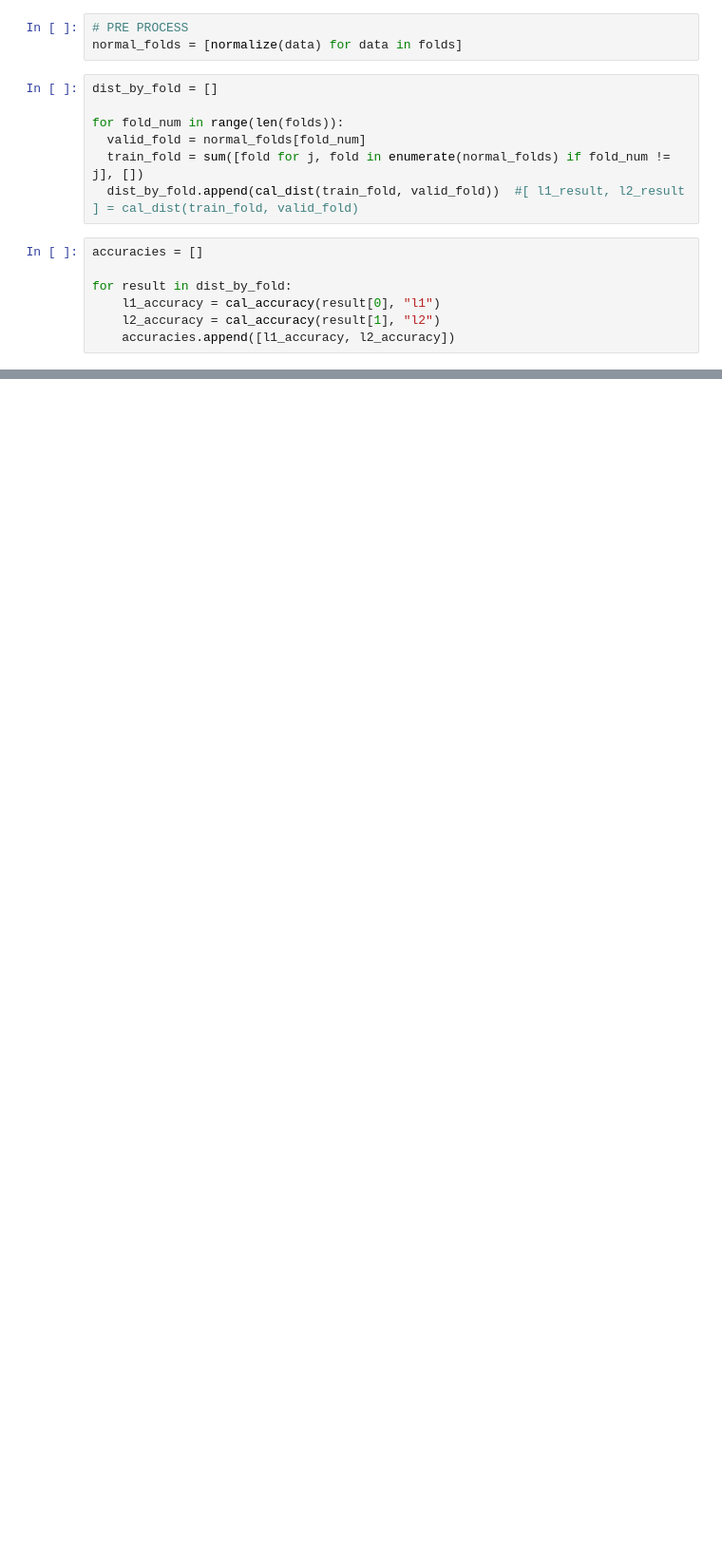
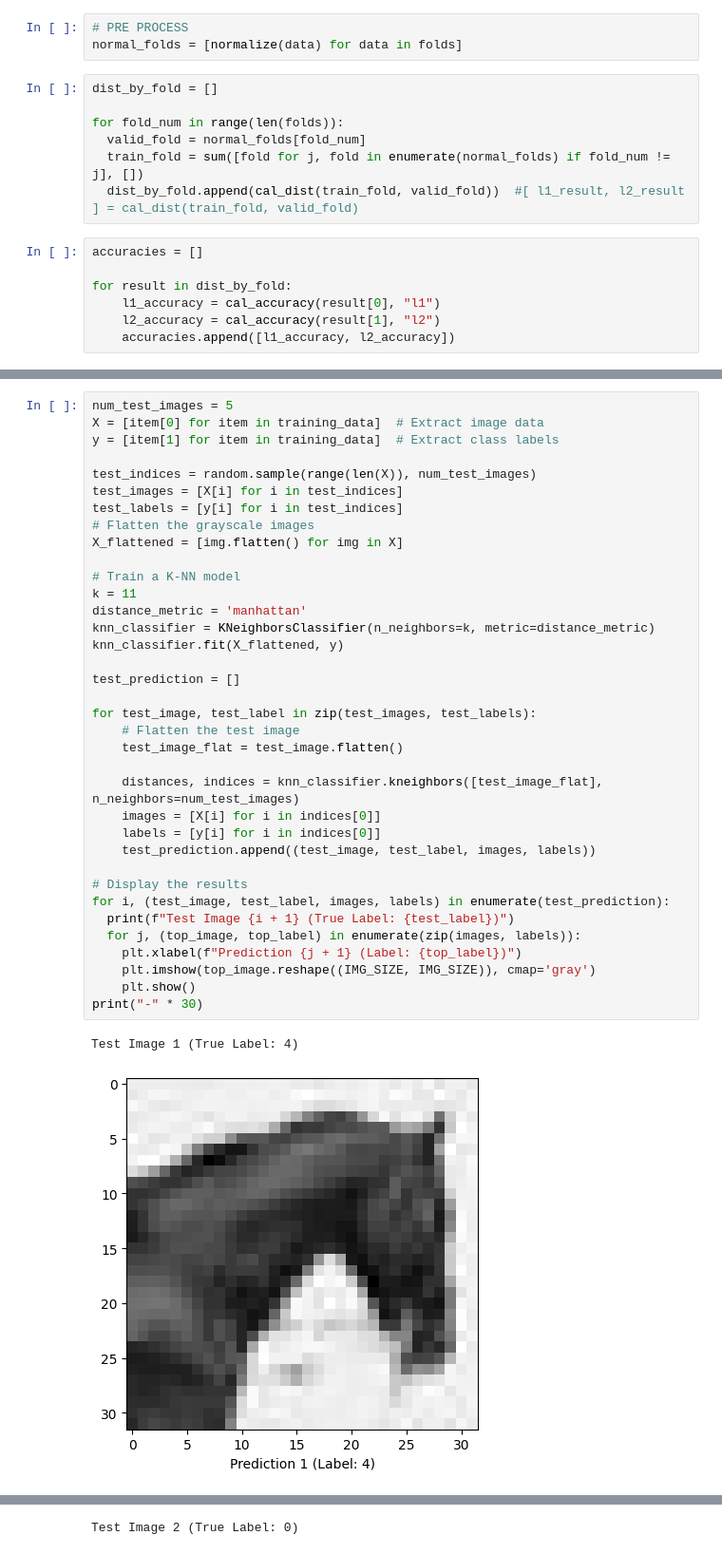
Before and after one commit to bakibillahrahat/cvpr, a Jupyter notebook: Mid/MID_CP_kNN.ipynb, the cells around one changed output, grey strips where cells are left out. Shown: that part at 95% size. Drawn from its saved outputs; the diff is of its cells as text; blank space fills up the shorter version.

```diff
--- a/Mid/MID_CP_kNN.ipynb
+++ b/Mid/MID_CP_kNN.ipynb
@@ -192,0 +214,39 @@ plt.show()
+# %%
+num_test_images = 5
+X = [item[0] for item in training_data]  # Extract image data
+y = [item[1] for item in training_data]  # Extract class labels
+
+test_indices = random.sample(range(len(X)), num_test_images)
+test_images = [X[i] for i in test_indices]
+test_labels = [y[i] for i in test_indices]
+# Flatten the grayscale images
+X_flattened = [img.flatten() for img in X]
+
+# Train a K-NN model
+k = 11
+distance_metric = 'manhattan'
+knn_classifier = KNeighborsClassifier(n_neighbors=k, metric=distance_metric)
+knn_classifier.fit(X_flattened, y)
+
+test_prediction = []
+
+for test_image, test_label in zip(test_images, test_labels):
+    # Flatten the test image
+    test_image_flat = test_image.flatten()
+
+    distances, indices = knn_classifier.kneighbors([test_image_flat], n_neighbors=num_test_images)
+    images = [X[i] for i in indices[0]]
+    labels = [y[i] for i in indices[0]]
+    test_prediction.append((test_image, test_label, images, labels))
+
+# Display the results
+for i, (test_image, test_label, images, labels) in enumerate(test_prediction):
+  print(f"Test Image {i + 1} (True Label: {test_label})")
+  for j, (top_image, top_label) in enumerate(zip(images, labels)):
+    plt.xlabel(f"Prediction {j + 1} (Label: {top_label})")
+    plt.imshow(top_image.reshape((IMG_SIZE, IMG_SIZE)), cmap='gray')
+    plt.show()
+print("-" * 30)
+# %% [output]
+Test Image 1 (True Label: 4)
+[figure, added]
@@ -192,0 +257 @@ plt.show()
+Test Image 2 (True Label: 0)
```
Also changed, not shown: parts of 9 cells of this notebook.
